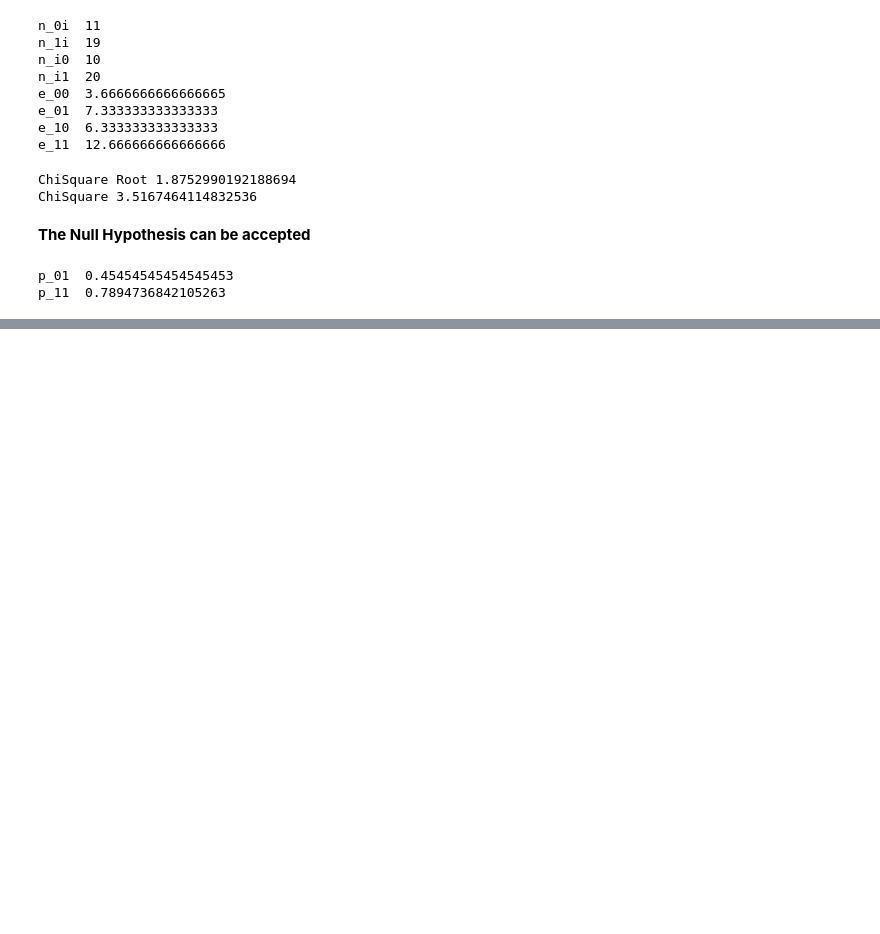
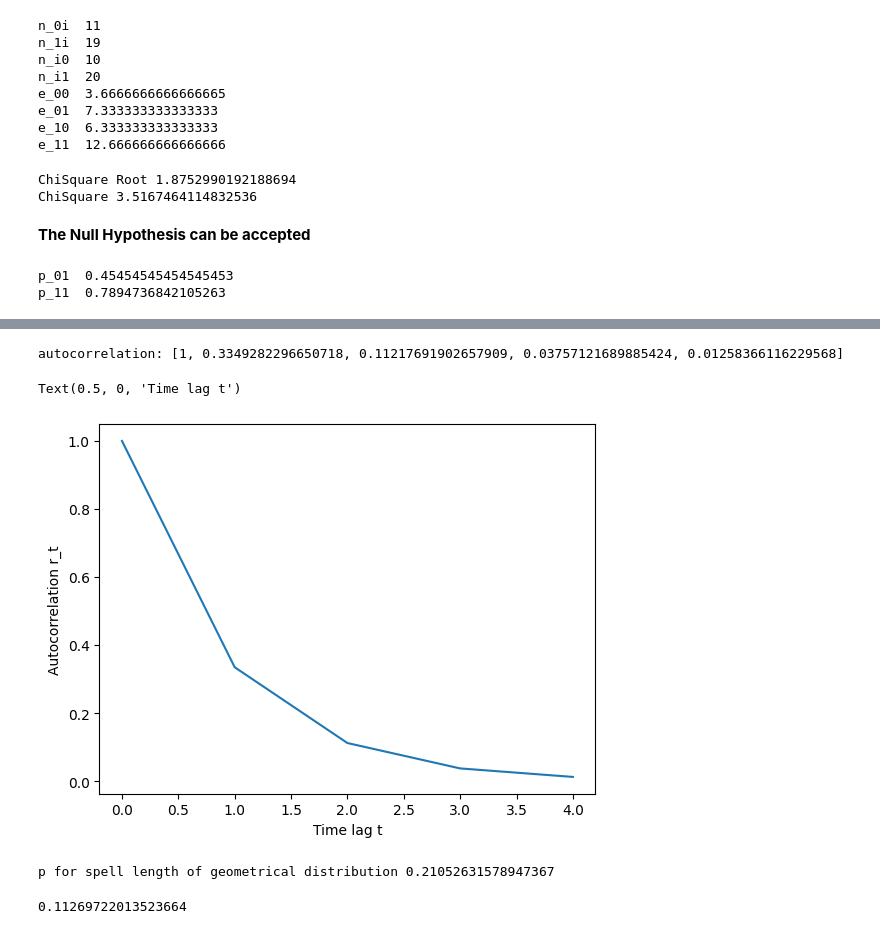
Before and after one commit to Nabizeus/Wilks_Statistics, a Jupyter notebook: Chapter_8_Timeseries/Exercise_1_Markov_Chain.ipynb, the cells around one changed output, grey strips where cells are left out. Saved outputs shown, nothing was run; the diff lists cells and outputs as text; code cells hidden in the pictures; blank space fills up the shorter version.

```diff
--- a/Chapter_8_Timeseries/Exercise_1_Markov_Chain.ipynb
+++ b/Chapter_8_Timeseries/Exercise_1_Markov_Chain.ipynb
@@ -216,0 +266,30 @@ p_11  0.7894736842105263
+# %%
+#According to the equation
+
+r_0 = 1
+r_1 = p_11 - p_01
+r_2 = r_1**2
+r_3 = r_1**3
+r_4 = r_1**4
+auto_correlation = [r_0,r_1,r_2,r_3,r_4]
+print("autocorrelation:", auto_correlation)
+lag = [0,1,2,3,4]
+plt.plot(lag,auto_correlation)
+plt.ylabel("Autocorrelation r_t")
+plt.xlabel("Time lag t")
+# %% [output]
+autocorrelation: [1, 0.3349282296650718, 0.11217691902657909, 0.03757121689885424, 0.01258366116229568]
+Text(0.5, 0, 'Time lag t')
+[figure, added]
+# %%
+# A sequence of 0's (dry spells) p_01?
+print("p for spell length of geometrical distribution", (1-p_11))
+# %% [output]
+p for spell length of geometrical distribution 0.21052631578947367
+# %%
+#Geometrical distribution Pr{X=x} = p(1-p)**(x-1) x=1,2..
+
+
+print((1-p_01)*(1-1+p_01)**2)
+# %% [output]
+0.11269722013523664
```
Also changed, not shown: parts of 4 cells of this notebook.
